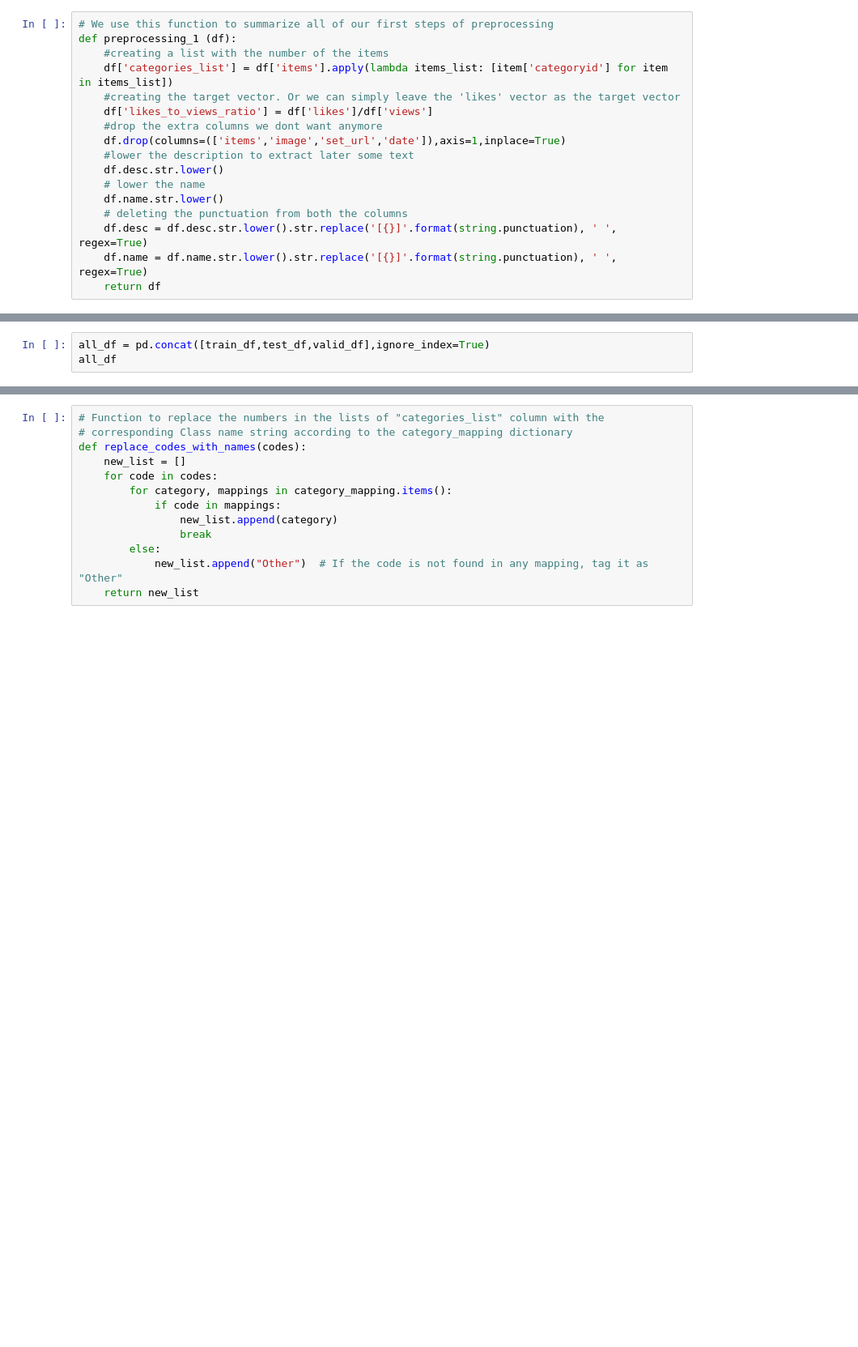
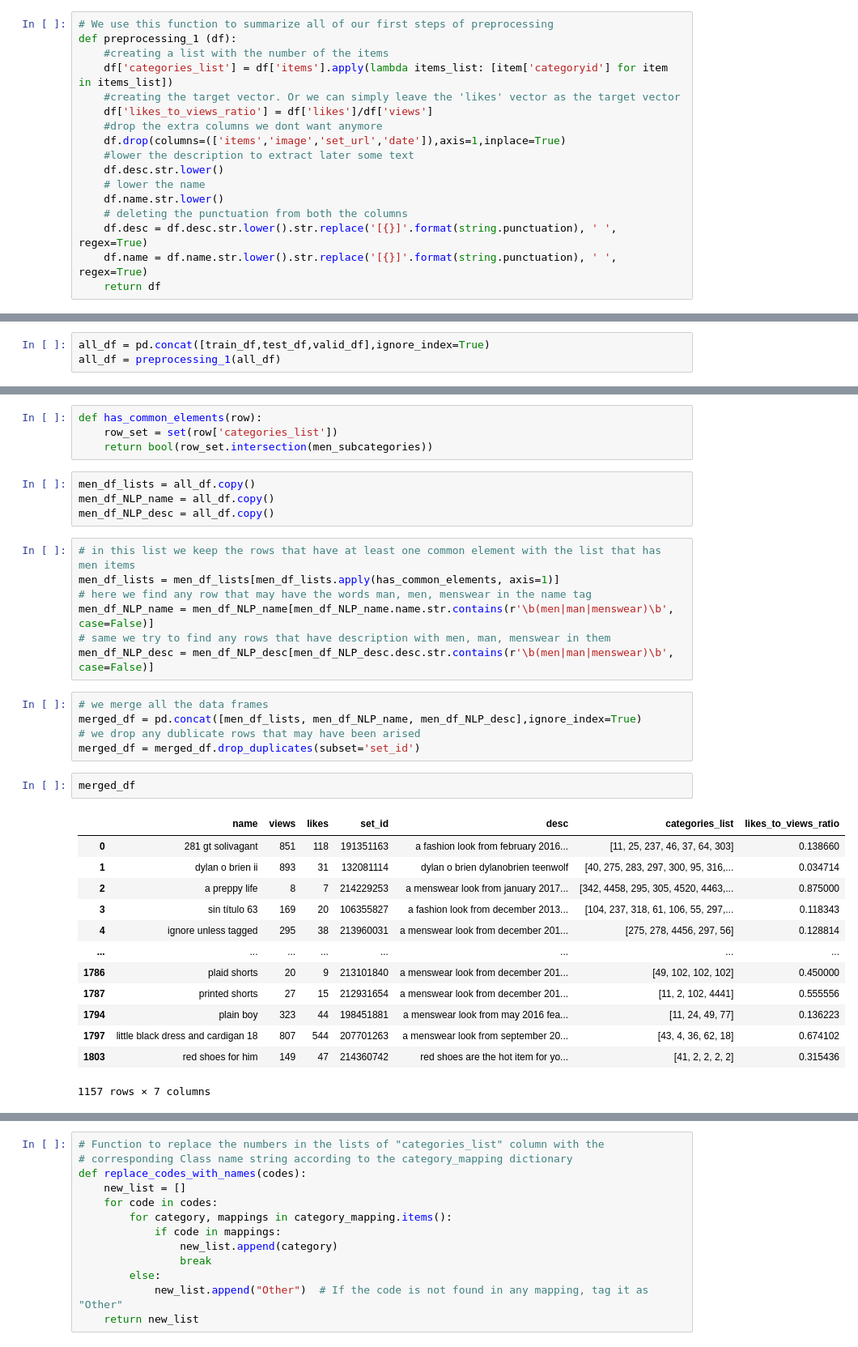
Before and after one commit to thanbskt/Recommendation_tool, a Jupyter notebook: Preprocessing_outfits.ipynb, the cells around one changed output, grey strips where cells are left out. Shown: that part at 81% size. Drawn from its saved outputs; the diff is of its cells as text; blank space fills up the shorter version.

```diff
--- a/Preprocessing_outfits.ipynb
+++ b/Preprocessing_outfits.ipynb
@@ -181,3 +177,3 @@ valid_df = preprocessing_1(valid_df)
 # %%
 all_df = pd.concat([train_df,test_df,valid_df],ignore_index=True)
-all_df
+all_df = preprocessing_1(all_df)
@@ -197,0 +246,36 @@ all_df
+# %%
+def has_common_elements(row):
+    row_set = set(row['categories_list'])
+    return bool(row_set.intersection(men_subcategories))
+# %%
+men_df_lists = all_df.copy()
+men_df_NLP_name = all_df.copy()
+men_df_NLP_desc = all_df.copy()
+# %%
+# in this list we keep the rows that have at least one common element with the list that has men items
+men_df_lists = men_df_lists[men_df_lists.apply(has_common_elements, axis=1)]
+# here we find any row that may have the words man, men, menswear in the name tag
+men_df_NLP_name = men_df_NLP_name[men_df_NLP_name.name.str.contains(r'\b(men|man|menswear)\b', case=False)]
+# same we try to find any rows that have description with men, man, menswear in them
+men_df_NLP_desc = men_df_NLP_desc[men_df_NLP_desc.desc.str.contains(r'\b(men|man|menswear)\b', case=False)]
+# %%
+# we merge all the data frames
+merged_df = pd.concat([men_df_lists, men_df_NLP_name, men_df_NLP_desc],ignore_index=True)
+# we drop any dublicate rows that may have been arised
+merged_df = merged_df.drop_duplicates(subset='set_id')
+# %%
+merged_df
+# %% [output]
+|  | name | views | likes | set_id | desc | categories_list | likes_to_views_ratio |
+| 0 | 281 gt solivagant | 851 | 118 | 191351163 | a fashion look from february 2016... | [11, 25, 237, 46, 37, 64, 303] | 0.138660 |
+| 1 | dylan o brien ii | 893 | 31 | 132081114 | dylan o brien dylanobrien teenwolf | [40, 275, 283, 297, 300, 95, 316,... | 0.034714 |
+| 2 | a preppy life | 8 | 7 | 214229253 | a menswear look from january 2017... | [342, 4458, 295, 305, 4520, 4463,... | 0.875000 |
+| 3 | sin título 63 | 169 | 20 | 106355827 | a fashion look from december 2013... | [104, 237, 318, 61, 106, 55, 297,... | 0.118343 |
+| 4 | ignore unless tagged | 295 | 38 | 213960031 | a menswear look from december 201... | [275, 278, 4456, 297, 56] | 0.128814 |
+| ... | ... | ... | ... | ... | ... | ... | ... |
+| 1786 | plaid shorts | 20 | 9 | 213101840 | a menswear look from december 201... | [49, 102, 102, 102] | 0.450000 |
+| 1787 | printed shorts | 27 | 15 | 212931654 | a menswear look from december 201... | [11, 2, 102, 4441] | 0.555556 |
+| 1794 | plain boy | 323 | 44 | 198451881 | a menswear look from may 2016 fea... | [11, 24, 49, 77] | 0.136223 |
+| 1797 | little black dress and cardigan 18 | 807 | 544 | 207701263 | a menswear look from september 20... | [43, 4, 36, 62, 18] | 0.674102 |
+| 1803 | red shoes for him | 149 | 47 | 214360742 | red shoes are the hot item for yo... | [41, 2, 2, 2, 2] | 0.315436 |
+1157 rows × 7 columns
```
Also changed, not shown: parts of 26 cells of this notebook.
